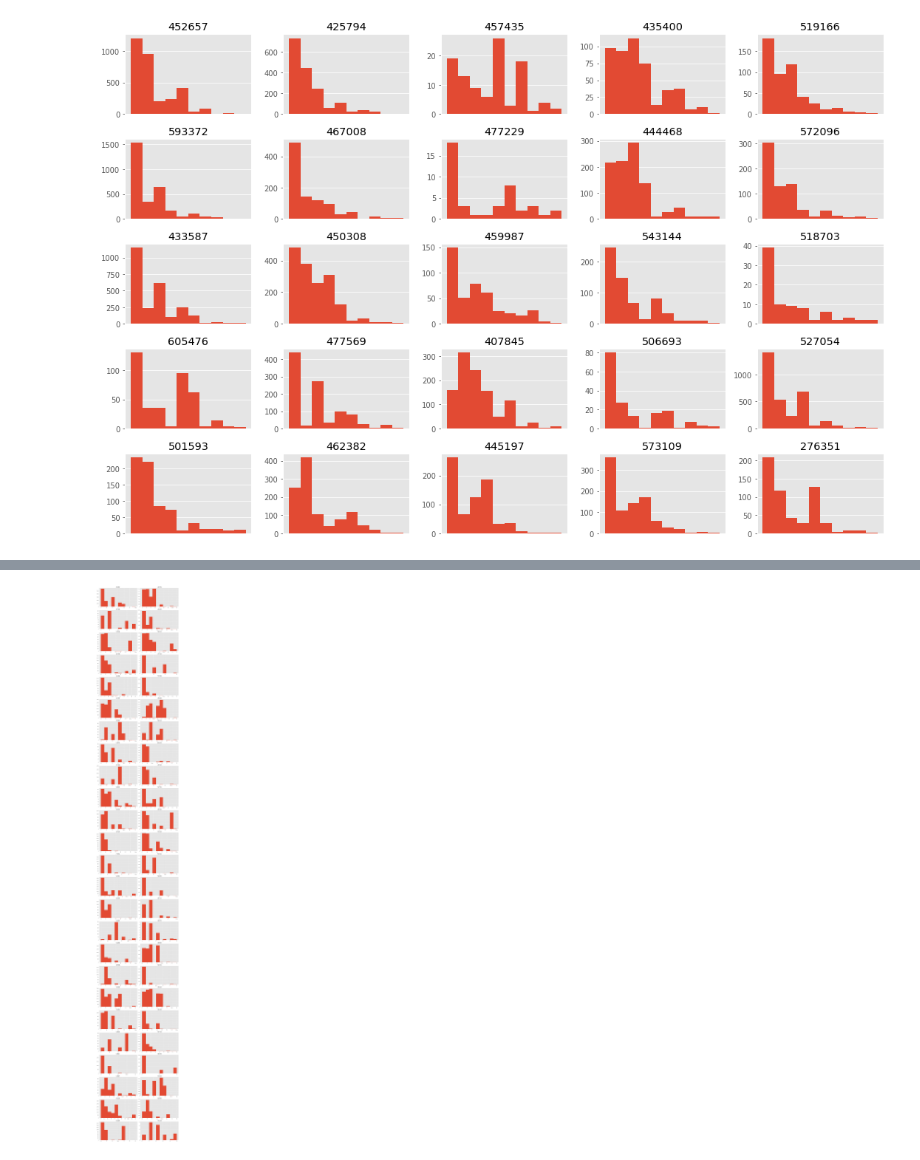
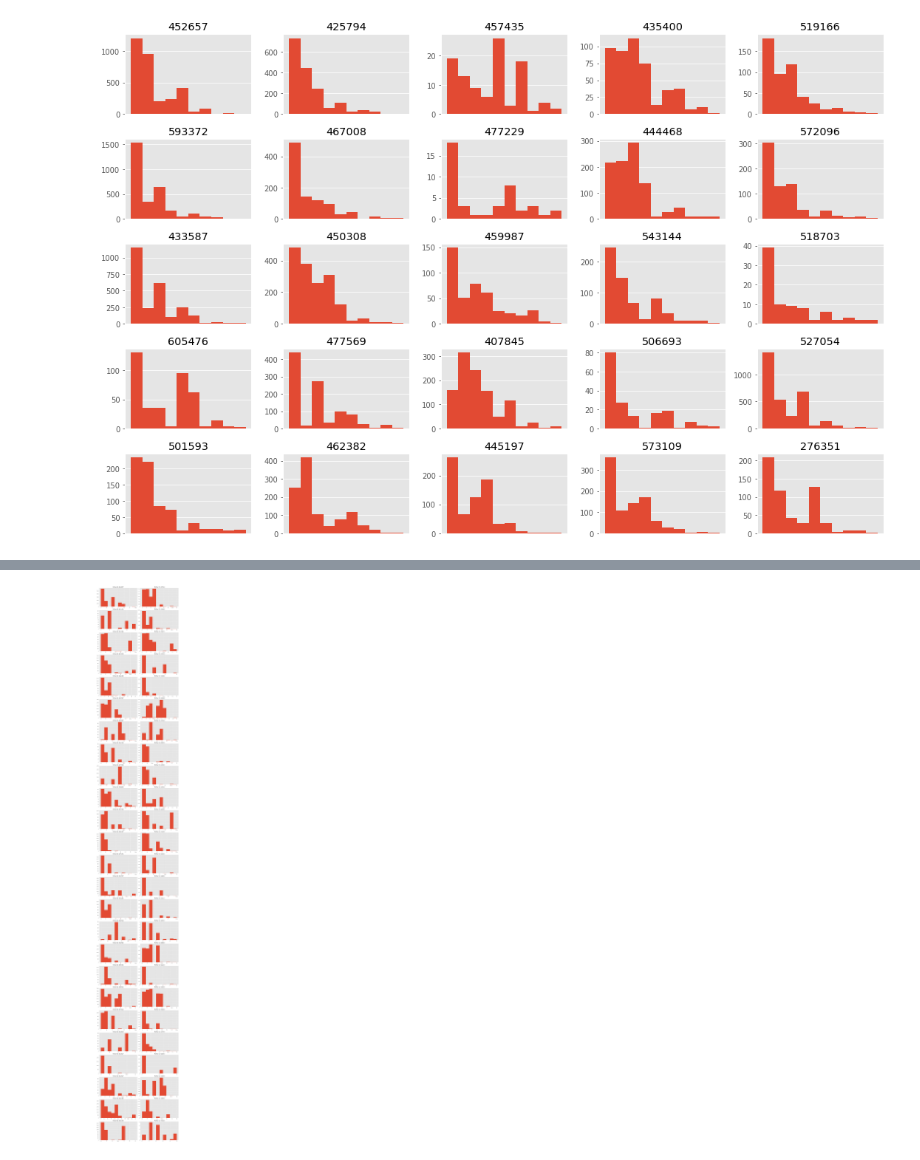
Before and after one commit to morganabbitt/MLB-Pitches, a Jupyter notebook: Notebooks/read_data.ipynb, the cells around one changed output, grey strips where cells are left out. Cells and saved outputs as stored; diff of their text form; code cells hidden in the pictures.

```diff
--- a/Notebooks/read_data.ipynb
+++ b/Notebooks/read_data.ipynb
@@ -199,4 +199,4 @@ plt.tight_layout()
 [figure]
 # %%
 #in order to get a better picture lets merge atbats with pitches to see the different pictures
-game_sit = pd.merge(atbats, pitches[['pitch_type', 'b_score', 'b_count', 's_count', 'ab_id']], on='ab_id')
+game_sit = pd.merge(atbats, pitches[['px', 'pz', 'start_speed', 'end_speed', 'spin_rate', 'spin_dir', 'break_angle', 'break_length', 'code', 'type', 'pitch_type', 'b_score', 'b_count', 's_count', 'outs', 'pitch_num', 'on_1b', 'on_2b', 'on_3b', 'ab_id']], on='ab_id')
@@ -235,12 +203,12 @@ game_sit
 # %%
 #looks at first 50 pitchers and observes their pitch type
 fig, ax = plt.subplots(25, 2, figsize=(15, 100))
 no_nan_df = game_sit.replace(np.nan, 'None')
 for pitcher, ax in zip(atbats['pitcher_id'].unique()[:50], ax.flatten()):
     ax.hist(no_nan_df[no_nan_df['pitcher_id'] == pitcher]['pitch_type'])
     #ax.set_xticks()
-    ax.set_title(pitcher)
+    ax.set_title('Pitcher ID: {}'.format(pitcher))
 
 plt.tight_layout()
 # %% [output]
-[figure, old version]
+[figure, new version]
```
Also changed, not shown: parts of 13 cells of this notebook.
